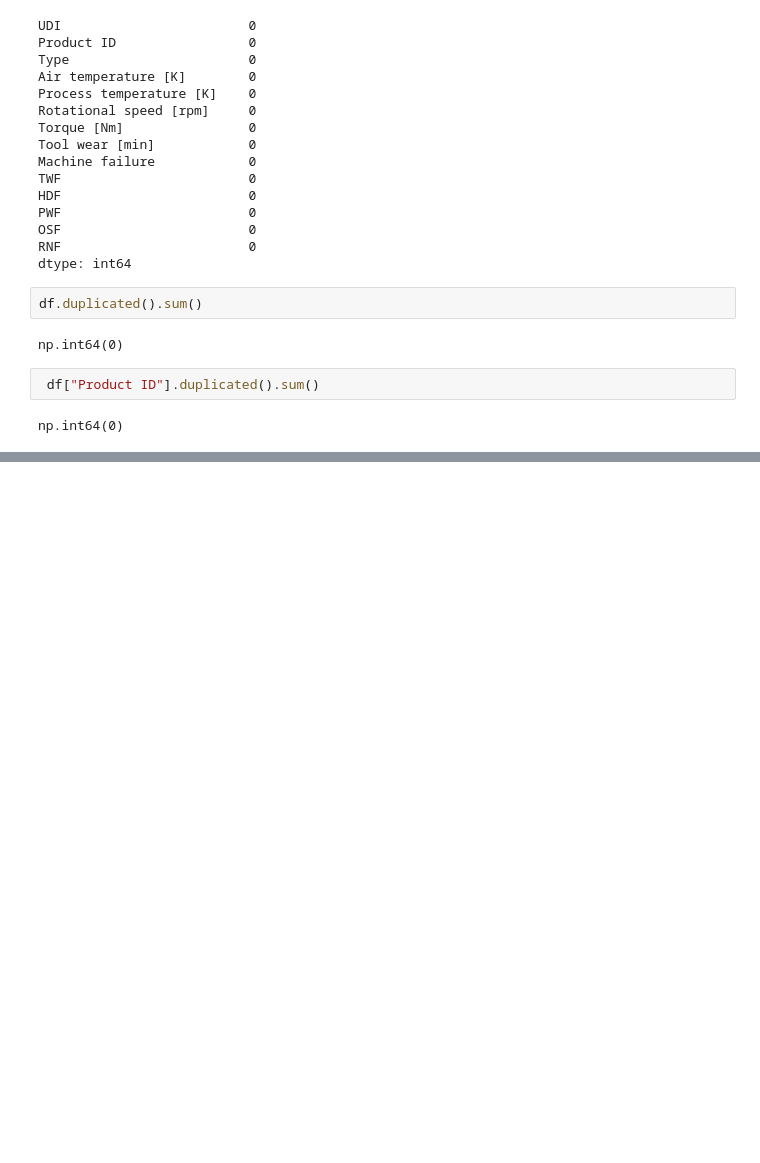
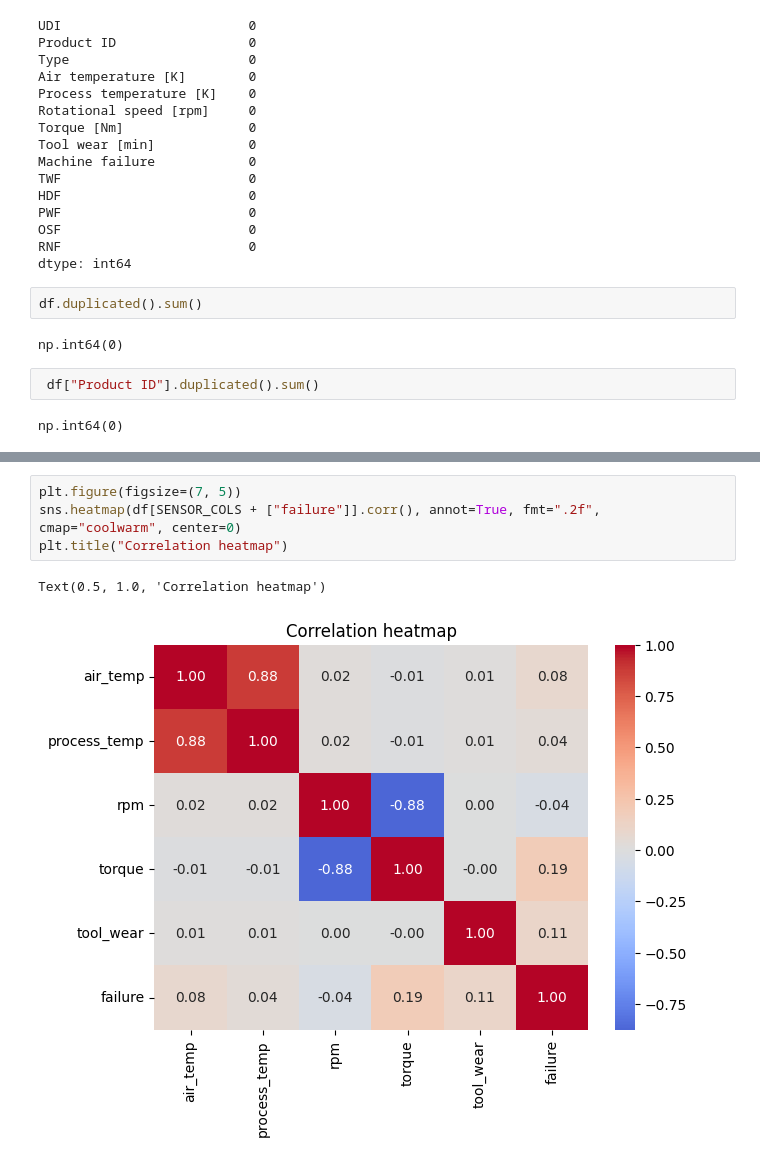
Before and after one commit to Ashwinvinod7/machine-failure-risk-detection, a Jupyter notebook: machine_failure_detection.ipynb, the cells around one changed output, grey strips where cells are left out. Cells and saved outputs as stored; diff of their text form; blank space fills up the shorter version.

```diff
--- a/machine_failure_detection.ipynb
+++ b/machine_failure_detection.ipynb
@@ -133,0 +211,7 @@ Failure rate: 3.39%  (highly imbalanced)
+# %%
+plt.figure(figsize=(7, 5))
+sns.heatmap(df[SENSOR_COLS + ["failure"]].corr(), annot=True, fmt=".2f", cmap="coolwarm", center=0)
+plt.title("Correlation heatmap")
+# %% [output]
+Text(0.5, 1.0, 'Correlation heatmap')
+[figure, added]
```
Also changed, not shown: parts of 19 cells of this notebook.
